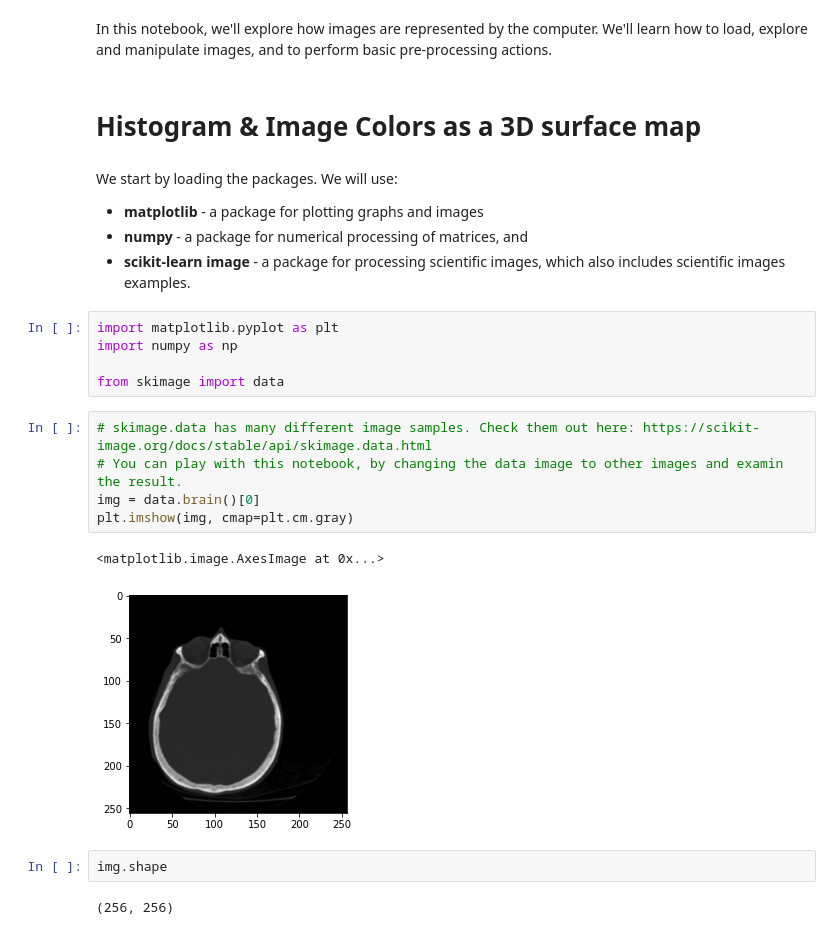
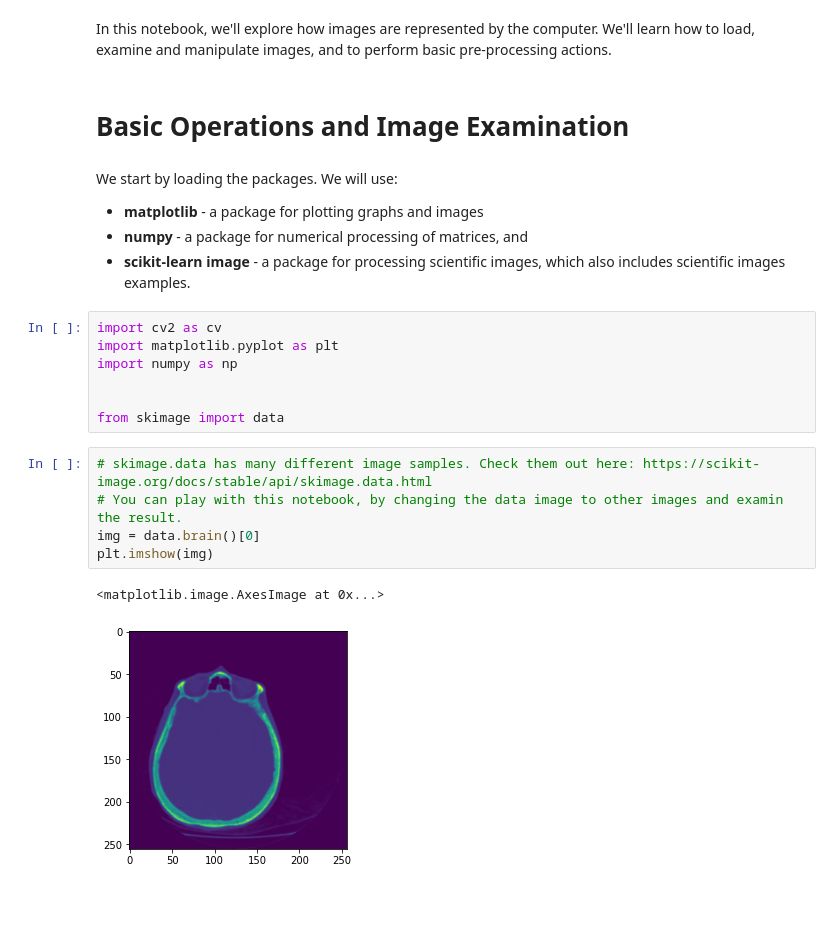
Before and after one commit to liadmagen/MedicalImageProcessingCourse, a Jupyter notebook: medImgproc_00_working_with_images.ipynb, the cells around one changed output. Drawn from its saved outputs; the diff is of its cells as text; blank space fills up the shorter version.

```diff
--- a/medImgproc_00_working_with_images.ipynb
+++ b/medImgproc_00_working_with_images.ipynb
@@ -1,9 +1,9 @@
 # %% [markdown]
 <a href="https://colab.research.google.com/github/liadmagen/MedicalImageProcessingCourse/blob/main/medImgproc_00_working_with_images.ipynb" target="_parent"><img src="https://colab.research.google.com/assets/colab-badge.svg" alt="Open In Colab"/></a>
 # %% [markdown]
-In this notebook, we'll explore how images are represented by the computer. We'll learn how to load, explore and manipulate images, and to perform basic pre-processing actions.
+In this notebook, we'll explore how images are represented by the computer. We'll learn how to load, examine and manipulate images, and to perform basic pre-processing actions.
-# %% [markdown]
-# Histogram & Image Colors as a 3D surface map
+# %% [markdown]
+# Basic Operations and Image Examination
 # %% [markdown]
 We start by loading the packages.
 We will use:
@@ -12,19 +12,17 @@ We will use:
 *    **numpy** - a package for numerical processing of matrices, and
 *    **scikit-learn image** - a package for processing scientific images, which also includes scientific images examples.
 # %%
+import cv2 as cv
 import matplotlib.pyplot as plt
 import numpy as np
 
+
 from skimage import data
 # %%
 # skimage.data has many different image samples. Check them out here: https://scikit-image.org/docs/stable/api/skimage.data.html
 # You can play with this notebook, by changing the data image to other images and examin the result.
 img = data.brain()[0]
-plt.imshow(img, cmap=plt.cm.gray)
+plt.imshow(img)
 # %% [output]
 <matplotlib.image.AxesImage at 0x...>
-[figure, old version]
+[figure, new version]
-# %%
-img.shape
-# %% [output]
-(256, 256)
```
Also changed, not shown: parts of 30 cells of this notebook.
